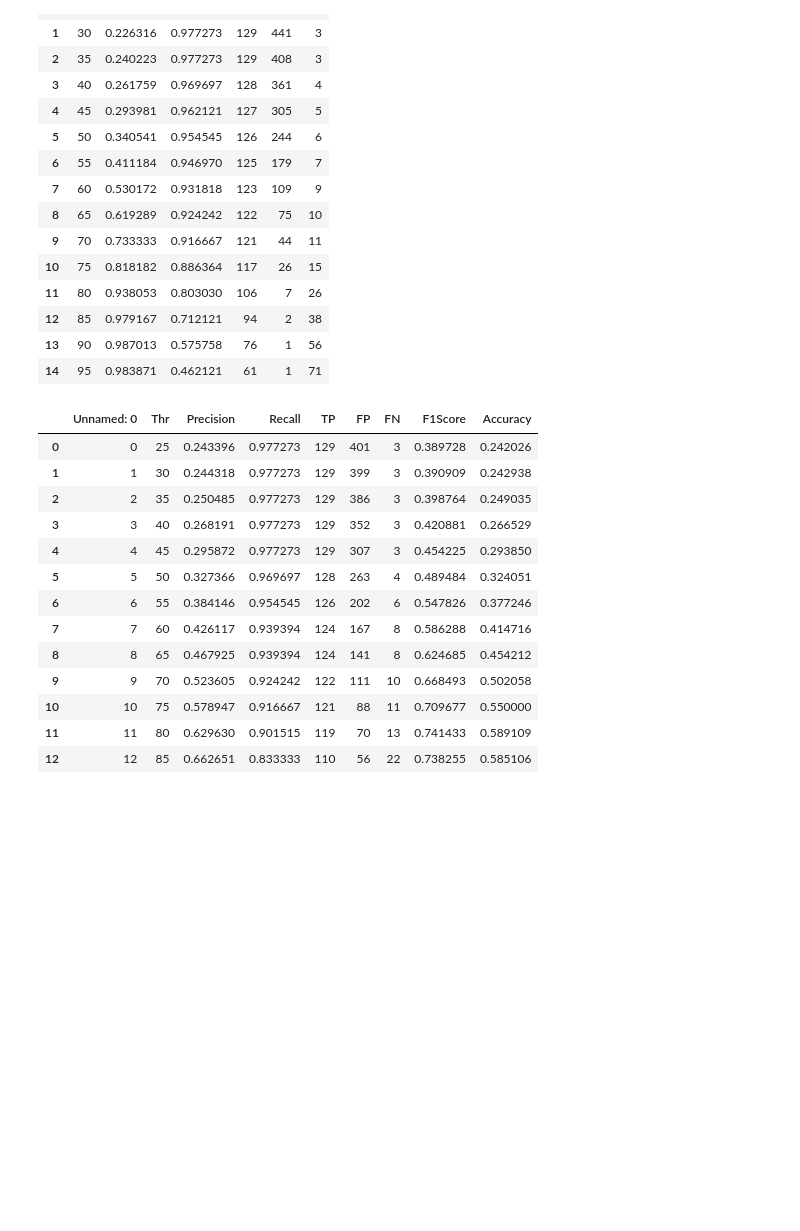
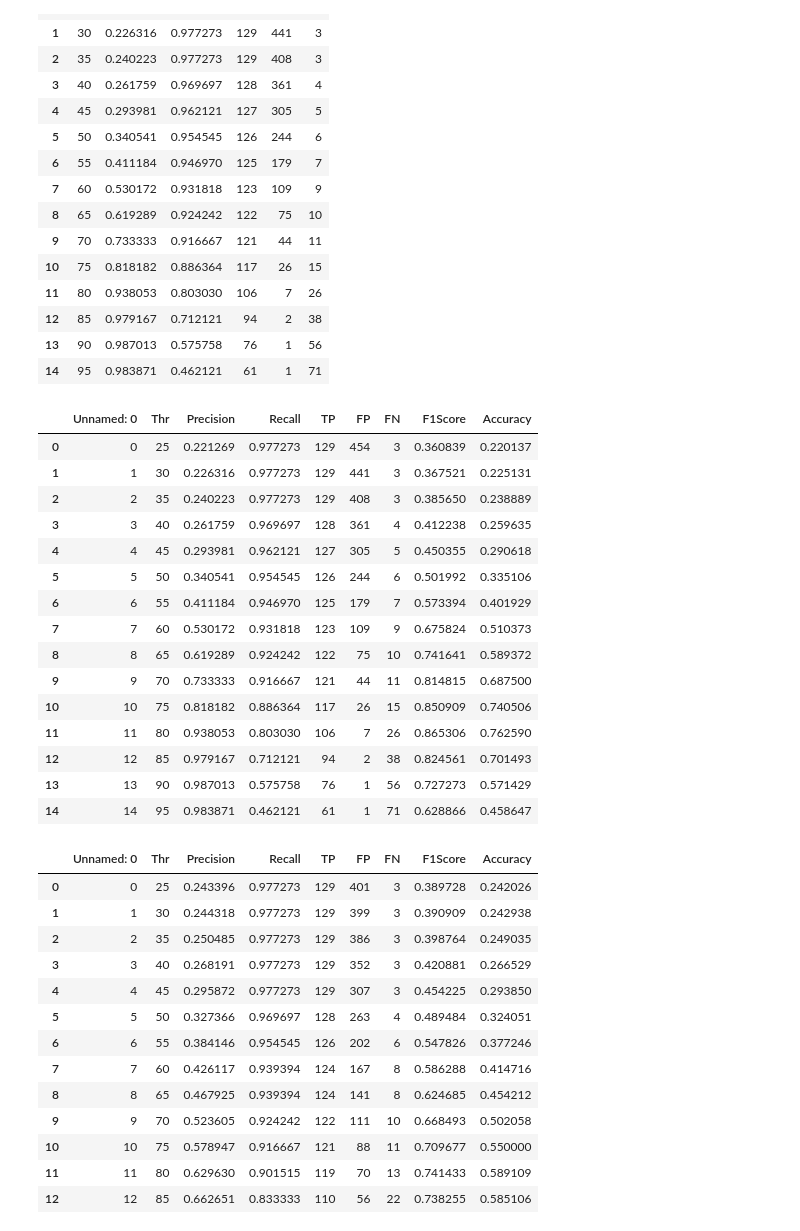
Before and after one commit to d-misra/object-detection, a Jupyter notebook: PR Curve.ipynb, the cells around one changed output. Saved outputs shown, nothing was run; the diff lists cells and outputs as text; code cells hidden in the pictures; blank space fills up the shorter version.

```diff
--- a/PR Curve.ipynb
+++ b/PR Curve.ipynb
@@ -126,6 +126,25 @@ def print_curve(dfCurve):
     dfCurve['F1Score'] = 2 / (1 / dfCurve.Precision + 1 / dfCurve.Recall)
     dfCurve['Accuracy'] = dfCurve.TP / (dfCurve.TP + dfCurve.FP + dfCurve.FN)
     return dfCurve
+# %%
+print_curve(dfCurve_100_small_hog)
+# %% [output]
+|  | Unnamed: 0 | Thr | Precision | Recall | TP | FP | FN | F1Score | Accuracy |
+| 0 | 0 | 25 | 0.221269 | 0.977273 | 129 | 454 | 3 | 0.360839 | 0.220137 |
+| 1 | 1 | 30 | 0.226316 | 0.977273 | 129 | 441 | 3 | 0.367521 | 0.225131 |
+| 2 | 2 | 35 | 0.240223 | 0.977273 | 129 | 408 | 3 | 0.385650 | 0.238889 |
+| 3 | 3 | 40 | 0.261759 | 0.969697 | 128 | 361 | 4 | 0.412238 | 0.259635 |
+| 4 | 4 | 45 | 0.293981 | 0.962121 | 127 | 305 | 5 | 0.450355 | 0.290618 |
+| 5 | 5 | 50 | 0.340541 | 0.954545 | 126 | 244 | 6 | 0.501992 | 0.335106 |
+| 6 | 6 | 55 | 0.411184 | 0.946970 | 125 | 179 | 7 | 0.573394 | 0.401929 |
+| 7 | 7 | 60 | 0.530172 | 0.931818 | 123 | 109 | 9 | 0.675824 | 0.510373 |
+| 8 | 8 | 65 | 0.619289 | 0.924242 | 122 | 75 | 10 | 0.741641 | 0.589372 |
+| 9 | 9 | 70 | 0.733333 | 0.916667 | 121 | 44 | 11 | 0.814815 | 0.687500 |
+| 10 | 10 | 75 | 0.818182 | 0.886364 | 117 | 26 | 15 | 0.850909 | 0.740506 |
+| 11 | 11 | 80 | 0.938053 | 0.803030 | 106 | 7 | 26 | 0.865306 | 0.762590 |
+| 12 | 12 | 85 | 0.979167 | 0.712121 | 94 | 2 | 38 | 0.824561 | 0.701493 |
+| 13 | 13 | 90 | 0.987013 | 0.575758 | 76 | 1 | 56 | 0.727273 | 0.571429 |
+| 14 | 14 | 95 | 0.983871 | 0.462121 | 61 | 1 | 71 | 0.628866 | 0.458647 |
 # %%
 print_curve(dfCurve_1000_small_hog)
 # %% [output]
```
Also changed, not shown: parts of 1 cell of this notebook.
